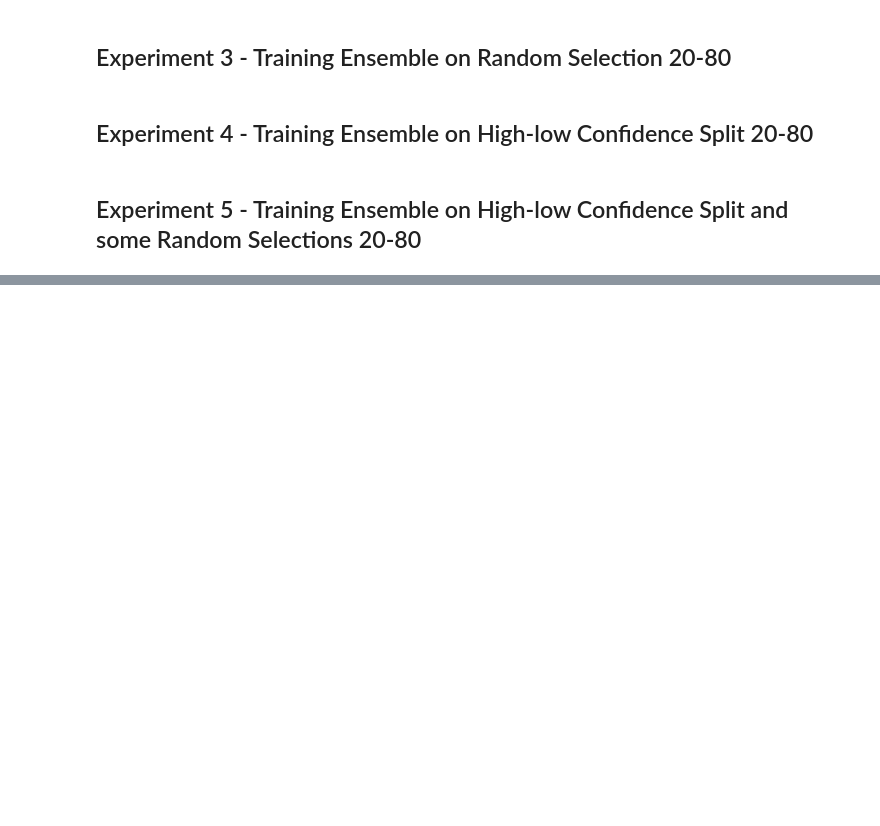
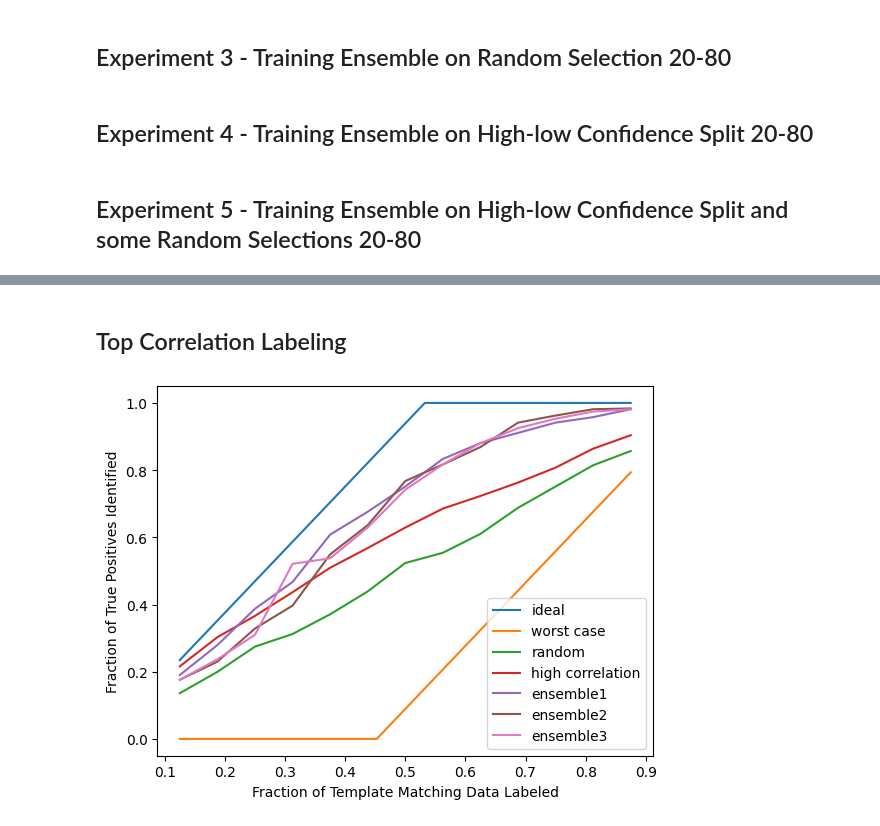
Before and after one commit to UCSD-E4E/passive-acoustic-biodiversity, a Jupyter notebook: Cross_Correlation/Template-Matching-Labeling-Value-Maximization.ipynb, the cells around one changed output, grey strips where cells are left out. Cells and saved outputs as stored; diff of their text form; code cells hidden in the pictures; blank space fills up the shorter version.

```diff
--- a/Cross_Correlation/Template-Matching-Labeling-Value-Maximization.ipynb
+++ b/Cross_Correlation/Template-Matching-Labeling-Value-Maximization.ipynb
@@ -513,0 +547,35 @@ Text(0.5, 1.0, 'True Positives Identified vs. Amount of Data Labeled\n Species:
+# %% [markdown]
+## Top Correlation Labeling
+# %%
+exp2_tp_rate = []
+for label_count in label_counts:
+    labeled_df = piha_df.tail(label_count)
+
+    cur_tp_count, cur_fp_count = tp_fp_counts(labeled_df, species="PIHA")
+    exp2_tp_rate.append(cur_tp_count/total_tp_count)
+# %%
+exp3_tp_rate = train_ensemble_random_data(piha_df, label_counts, b, a, default_duration=4.5, species="PIHA")
+# %%
+exp4_tp_rate = train_ensemble_high_low_corr_split(piha_df, label_counts, b, a, default_duration=4.5, species="PIHA")
+# %%
+exp5_tp_rate = train_ensemble_high_low_random_corr_split(piha_df, label_counts, b, a, default_duration=4.5, species="PIHA")
+# %%
+percent_counts = np.array(label_counts)/template_output_count
+percent_counts_bounds = np.array(label_counts_bounds)/template_output_count
+plt.figure()
+plt.plot(percent_counts_bounds, ideal, label="ideal")
+plt.plot(percent_counts_bounds, worst_case, label="worst case")
+plt.plot(percent_counts, exp1_tp_rate, label="random")
+plt.plot(percent_counts, exp2_tp_rate, label="high correlation")
+# 20-80
+plt.plot(percent_counts, exp3_tp_rate, label="ensemble1")
+plt.plot(percent_counts, exp4_tp_rate, label="ensemble2")
+plt.plot(percent_counts, exp5_tp_rate, label="ensemble3")
+
+plt.legend()
+plt.ylabel("Fraction of True Positives Identified")
+plt.xlabel("Fraction of Template Matching Data Labeled")
+#plt.title("True Positives Identified vs. Amount of Data Labeled\n Species: Screaming Piha \n n=800 ; tp_count=426")
+plt.savefig("ICLR_Visuals/piha_no_title.png")
+# %% [output]
+[figure, added]
```
Also changed, not shown: parts of 88 cells of this notebook.
